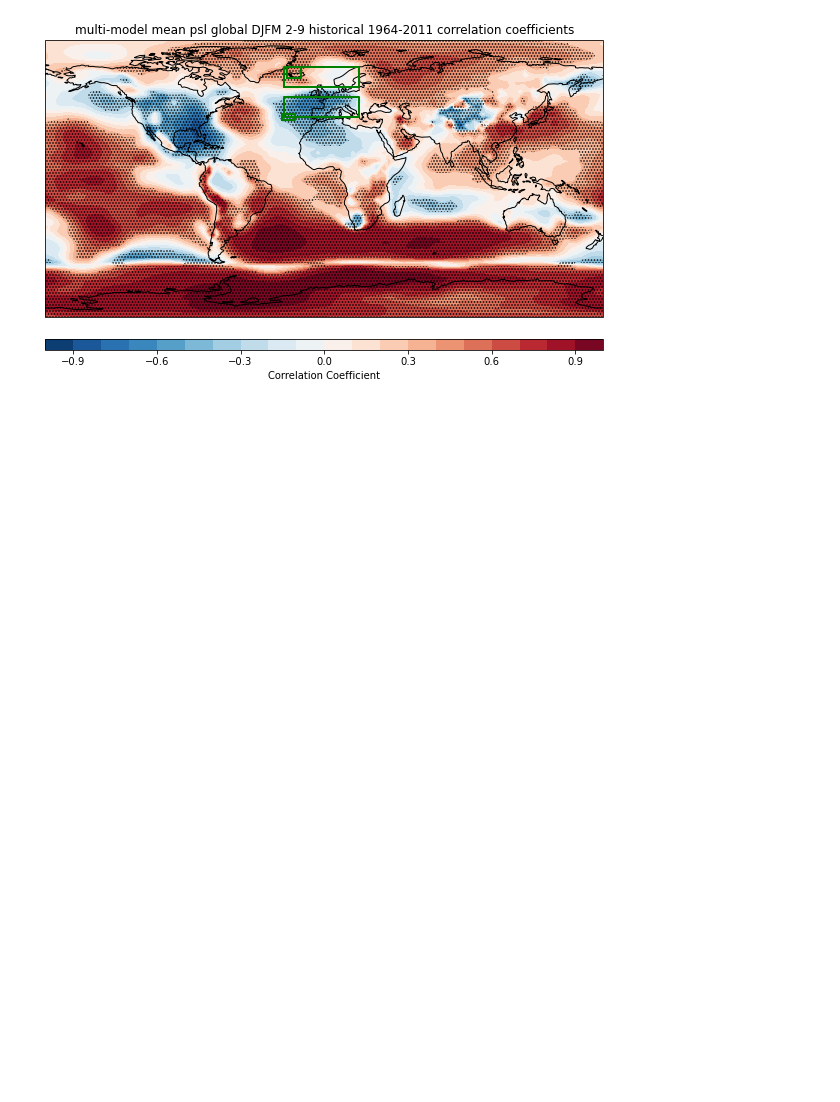
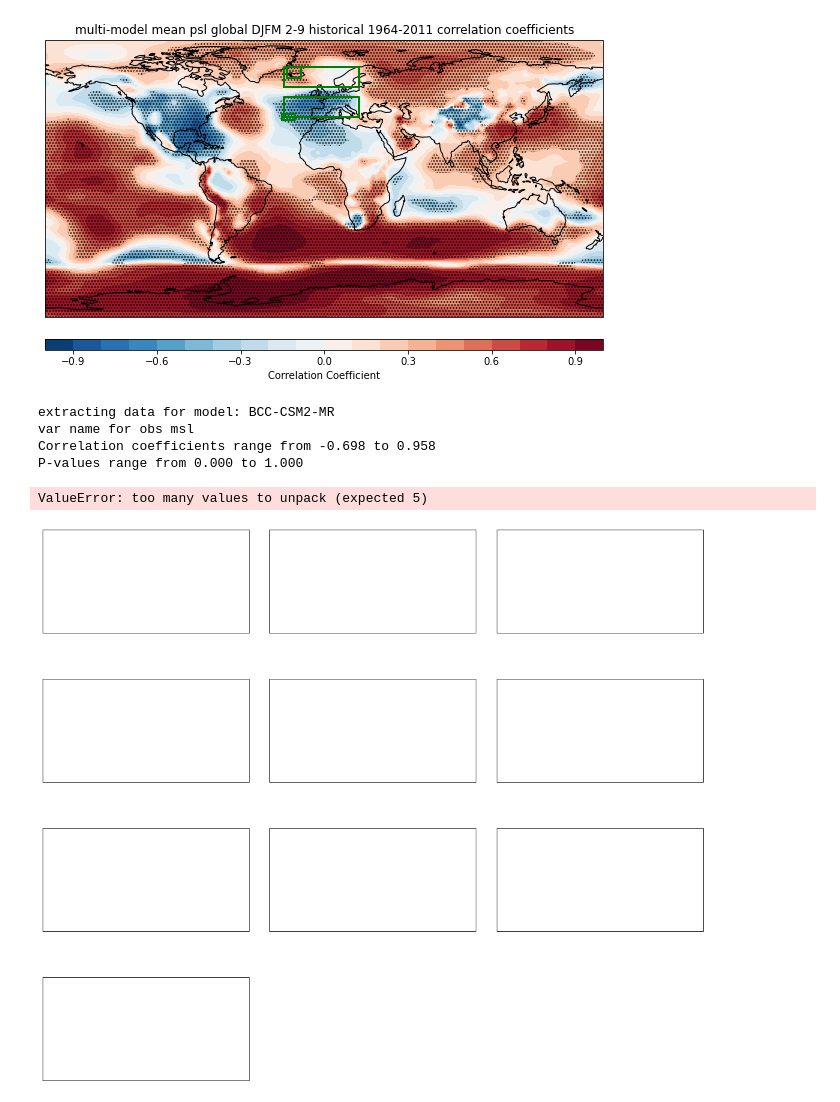
Before and after one commit to benhutchmet/skill-maps-historical, a Jupyter notebook: plotting_updated.ipynb, the cells around one changed output. Saved outputs shown, nothing was run; the diff lists cells and outputs as text; code cells hidden in the pictures; blank space fills up the shorter version.

```diff
--- a/plotting_updated.ipynb
+++ b/plotting_updated.ipynb
@@ -157,0 +156,13 @@ fnc_sm.plot_correlations(models, rfield, pfield, obs, variable, region,
+# %%
+# TODO: Test the subplots for the individual models
+fnc_sm.plot_correlations_subplots(models, obs, historical_data, variable, region,
+                                    season, forecast_range, dic.plots_dir, dic.azores_grid,
+                                        dic.iceland_grid, dic.uk_n_box, dic.uk_s_box,
+                                            experiment='historical', observed_data=observed_data)
+# %% [output]
+extracting data for model: BCC-CSM2-MR
+var name for obs msl
+Correlation coefficients range from -0.698 to 0.958
+P-values range from 0.000 to 1.000
+ValueError: too many values to unpack (expected 5)
+[figure, added]
```
Also changed, not shown: parts of 2 cells of this notebook, 1 other file.
